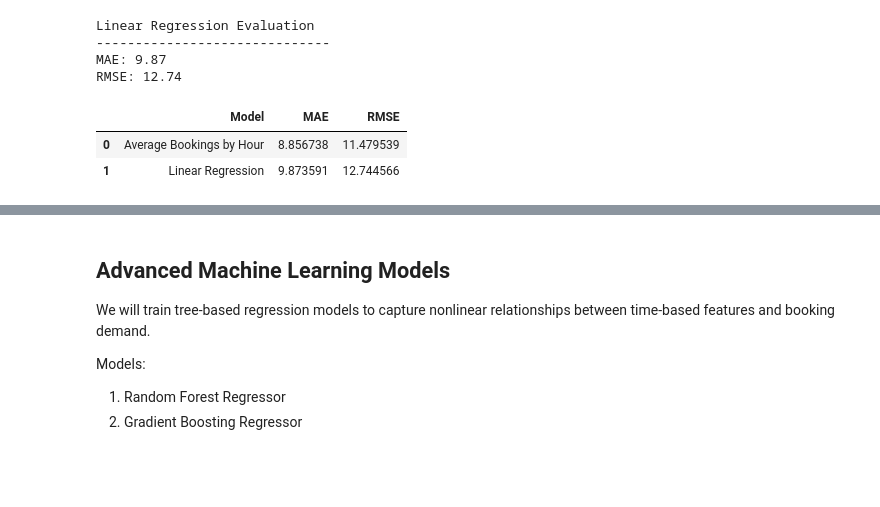
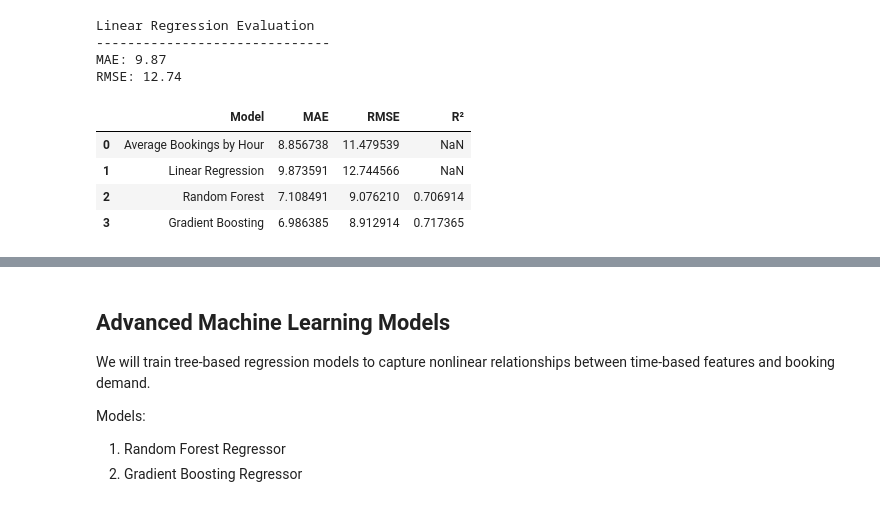
Before and after one commit to iabhishek765/snabbit_demand_predictor, a Jupyter notebook: notebooks/eda_and_modeling.ipynb, the cells around one changed output, grey strips where cells are left out. Drawn from its saved outputs; the diff is of its cells as text; code cells hidden in the pictures; blank space fills up the shorter version.

Commit message:
Update model evaluation and selection notebook

```diff
--- a/notebooks/eda_and_modeling.ipynb
+++ b/notebooks/eda_and_modeling.ipynb
@@ -1204,24 +1425,37 @@ Linear Regression Evaluation
 MAE: 9.87
 RMSE: 12.74
 # %%
-# Compare model performance
 results = pd.DataFrame({
     "Model": [
         "Average Bookings by Hour",
-        "Linear Regression"
+        "Linear Regression",
+        "Random Forest",
+        "Gradient Boosting"
     ],
     "MAE": [
         baseline_mae,
-        linear_mae
+        linear_mae,
+        rf_mae,
+        gb_mae
     ],
     "RMSE": [
         baseline_rmse,
-        linear_rmse
+        linear_rmse,
+        rf_rmse,
+        gb_rmse
+    ],
+    "R²": [
+        np.nan,
+        np.nan,
+        rf_r2,
+        gb_r2
     ]
 })
 
 display(results)
 # %% [output]
-|  | Model | MAE | RMSE |
-| 0 | Average Bookings by Hour | 8.856738 | 11.479539 |
-| 1 | Linear Regression | 9.873591 | 12.744566 |
+|  | Model | MAE | RMSE | R² |
+| 0 | Average Bookings by Hour | 8.856738 | 11.479539 | NaN |
+| 1 | Linear Regression | 9.873591 | 12.744566 | NaN |
+| 2 | Random Forest | 7.108491 | 9.076210 | 0.706914 |
+| 3 | Gradient Boosting | 6.986385 | 8.912914 | 0.717365 |
```
Also changed, not shown: parts of 18 cells of this notebook.
